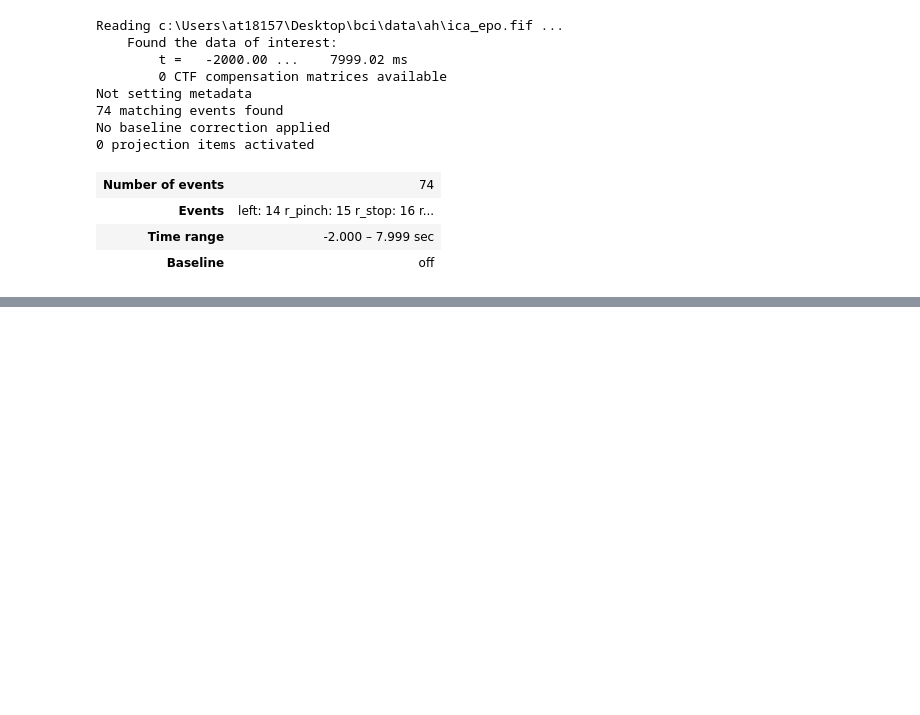
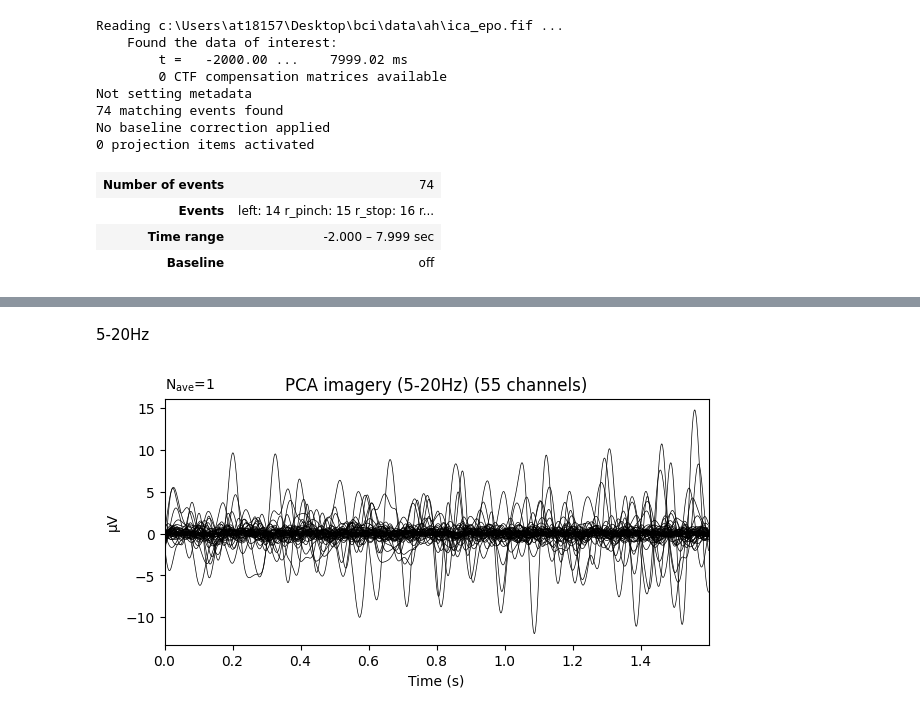
Before and after one commit to donalbertico/bci-analysis, a Jupyter notebook: ah/feature_extraction.ipynb, the cells around one changed output, grey strips where cells are left out. Saved outputs shown, nothing was run; the diff lists cells and outputs as text; code cells hidden in the pictures; blank space fills up the shorter version.

Commit message:
adding pca plots

```diff
--- a/ah/feature_extraction.ipynb
+++ b/ah/feature_extraction.ipynb
@@ -62,0 +46,18 @@ plt.plot(X)
+# %%
+pca = PCA(len(subset.info['chs']))
+# %% [markdown]
+5-20Hz
+# %%
+X_im = imagery_epochs.copy().crop(-0.1,1.5).filter(5,20, n_jobs=4, verbose=False).get_data()
+n_eps, n_chan, n_time = X_im.shape
+X_im = np.transpose(X_im,(1,0,2)).reshape(n_chan, n_eps*n_time).T
+# %%
+X_im = pca.fit_transform(X_im)
+# %%
+X_im = X_im.T.reshape((-1, n_eps, n_time)).transpose((1,0,2))
+# %%
+ev = EvokedArray(np.mean(X_im, axis=0), imagery_epochs.info)
+ev.plot(spatial_colors=False, titles='PCA imagery (5-20Hz)', show=False)
+print()
+# %% [output]
+[figure, added]
```
Also changed, not shown: parts of 21 cells of this notebook.
